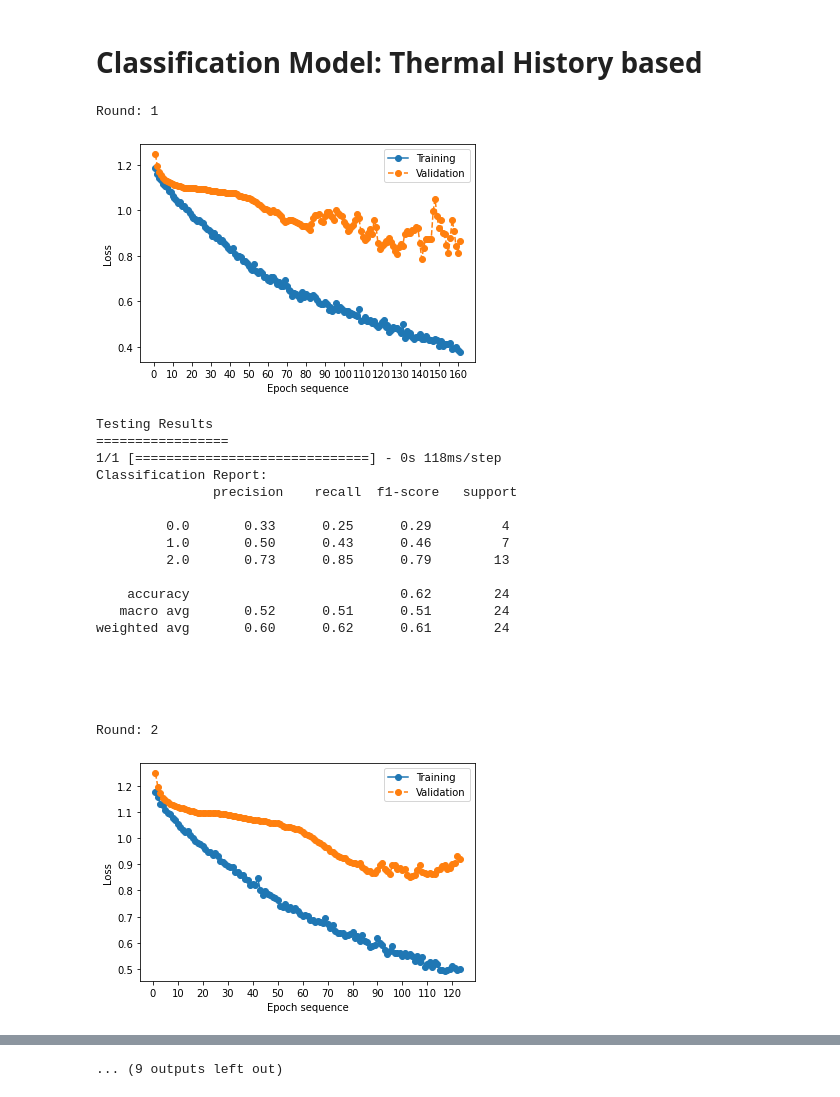
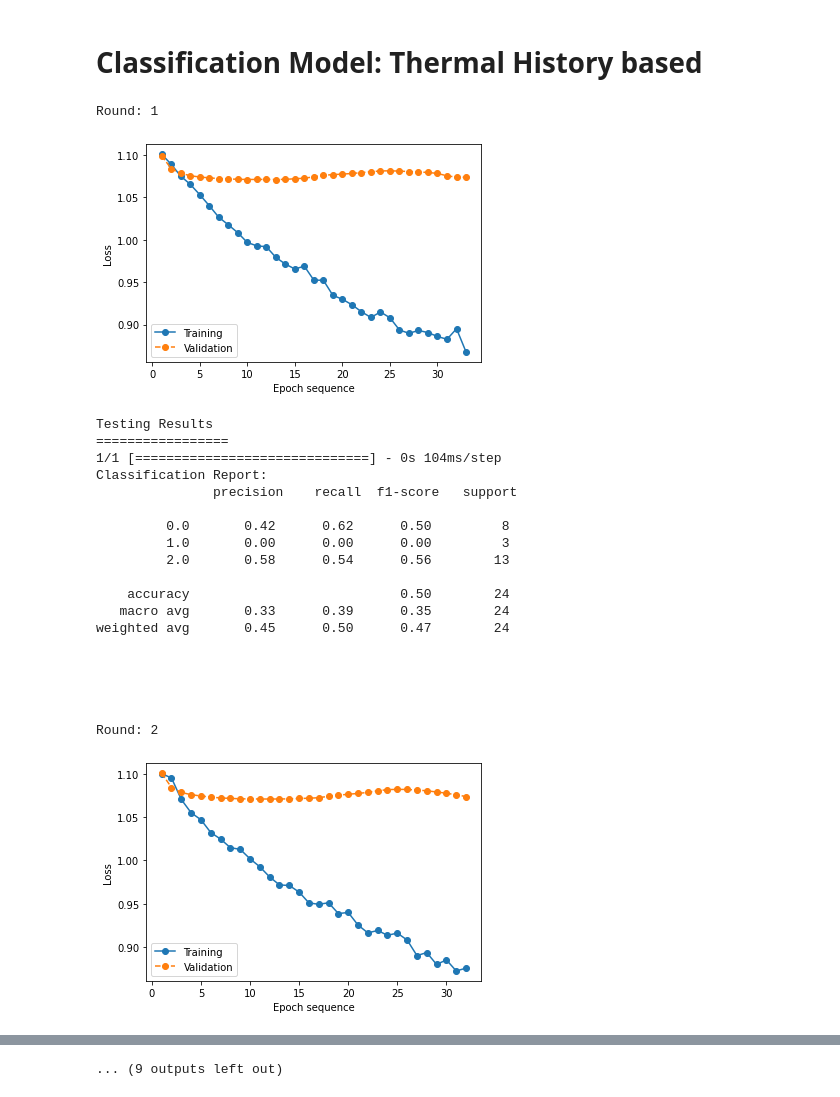
Before and after one commit to nazmulhasan202/WIP_NoteBooks, a Jupyter notebook: Classification of Porosity Level.ipynb, the cells around one changed output, grey strips where cells are left out. Saved outputs shown, nothing was run; the diff lists cells and outputs as text; code cells hidden in the pictures.

Commit message:
30-80 thresholds results

```diff
--- a/Classification of Porosity Level.ipynb
+++ b/Classification of Porosity Level.ipynb
@@ -434,7 +431,7 @@ train_data_9_indexes
 train_data_10_indexes
 # %%
 new_classes = np.ones(classes.shape)*-1
-low_threshold = 10
+low_threshold = 30
 medium_threshold = 80
 low_pore_indexes = np.where(y<=low_threshold)[0]
 medium_pore_indexes = np.where((y>low_threshold) & (y<=medium_threshold))[0]
@@ -484,7 +481,7 @@ def classification_results(string):
 # %%
 train_indexes_list = list(train_indexes_dictionary.keys())
 test_indexes_list = list(test_indexes_dictionary.keys())
-test_accuracy_list = []
+test_accuracy_list_TF = []
 train_accuracy_list = []
 train_stacked_array = np.zeros((0, 5))
 test_stacked_array = np.zeros((0, 5))
@@ -516,7 +513,7 @@ for i in range(len(train_indexes_list)):
   test_classification_results = get_classificaion_results(classifier_model,X_test,classes_test)
   test_classwise_results, test_accuracy = classification_results(test_classification_results)
   test_stacked_array = np.vstack((test_stacked_array,test_classwise_results))
-  test_accuracy_list.append(test_accuracy)
+  test_accuracy_list_TF.append(test_accuracy)
   print('\n\n')
 # %% [output]
 Round: 1
@@ -650,7 +664,7 @@ plt.show()
 # %%
 train_indexes_list = list(train_indexes_dictionary.keys())
 test_indexes_list = list(test_indexes_dictionary.keys())
-test_accuracy_list = []
+test_accuracy_list_TH = []
 train_accuracy_list = []
 train_stacked_array = np.zeros((0, 5))
 test_stacked_array = np.zeros((0, 5))
@@ -658,54 +672,54 @@ test_stacked_array = np.zeros((0, 5))
 for i in range(len(train_indexes_list)):
 
   print('\nRound:',str(i+1))
   X_train = X_profiles[train_indexes_dictionary[train_indexes_list[i]]]
   y_train = y[train_indexes_dictionary[train_indexes_list[i]]]
   # classes_train = classes[train_indexes_dictionary[train_indexes_list[i]]]
   classes_train = new_classes[train_indexes_dictionary[train_indexes_list[i]]]
 
   X_test = X_profiles[test_indexes_dictionary[test_indexes_list[i]]]
   y_test = y[test_indexes_dictionary[test_indexes_list[i]]]
   # classes_test = classes[test_indexes_dictionary[test_indexes_list[i]]]
   classes_test = new_classes[test_indexes_dictionary[test_indexes_list[i]]]
 
   classifier_model, classifier_training = get_classifier_model(X_train, classes_train)
   plt.figure()
   plot_fitting_history(classifier_training)
 
   # print('Training Results\n=================')
   # train_classification_results = get_classificaion_results(classifier_model,X_train,classes_train)
   # train_classwise_results, train_accuracy = train_classification_results(train_classification_results)
   # train_stacked_array = np.vstack((train_stacked_array,train_classwise_results))
   # train_accuracy_list.append(train_accuracy)
 
   print('Testing Results\n=================')
   test_classification_results = get_classificaion_results(classifier_model,X_test,classes_test)
   test_classwise_results, test_accuracy = classification_results(test_classification_results)
   test_stacked_array = np.vstack((test_stacked_array,test_classwise_results))
-  test_accuracy_list.append(test_accuracy)
+  test_accuracy_list_TH.append(test_accuracy)
   print('\n\n')
 # %% [output]
 Round: 1
-[figure, old version]
+[figure, new version]
 Testing Results
 =================
-1/1 [==============================] - 0s 118ms/step
+1/1 [==============================] - 0s 104ms/step
 Classification Report:
                precision    recall  f1-score   support
 
-         0.0       0.33      0.25      0.29         4
-         1.0       0.50      0.43      0.46         7
-         2.0       0.73      0.85      0.79        13
+         0.0       0.42      0.62      0.50         8
+         1.0       0.00      0.00      0.00         3
+         2.0       0.58      0.54      0.56        13
 
-    accuracy                           0.62        24
-   macro avg       0.52      0.51      0.51        24
-weighted avg       0.60      0.62      0.61        24
+    accuracy                           0.50        24
+   macro avg       0.33      0.39      0.35        24
+weighted avg       0.45      0.50      0.47        24
 
 
 
 
 
 Round: 2
-[figure, old version]
+[figure, new version]
 Testing Results
 =================
```
Also changed, not shown: parts of 14 cells of this notebook, 2 other files.
